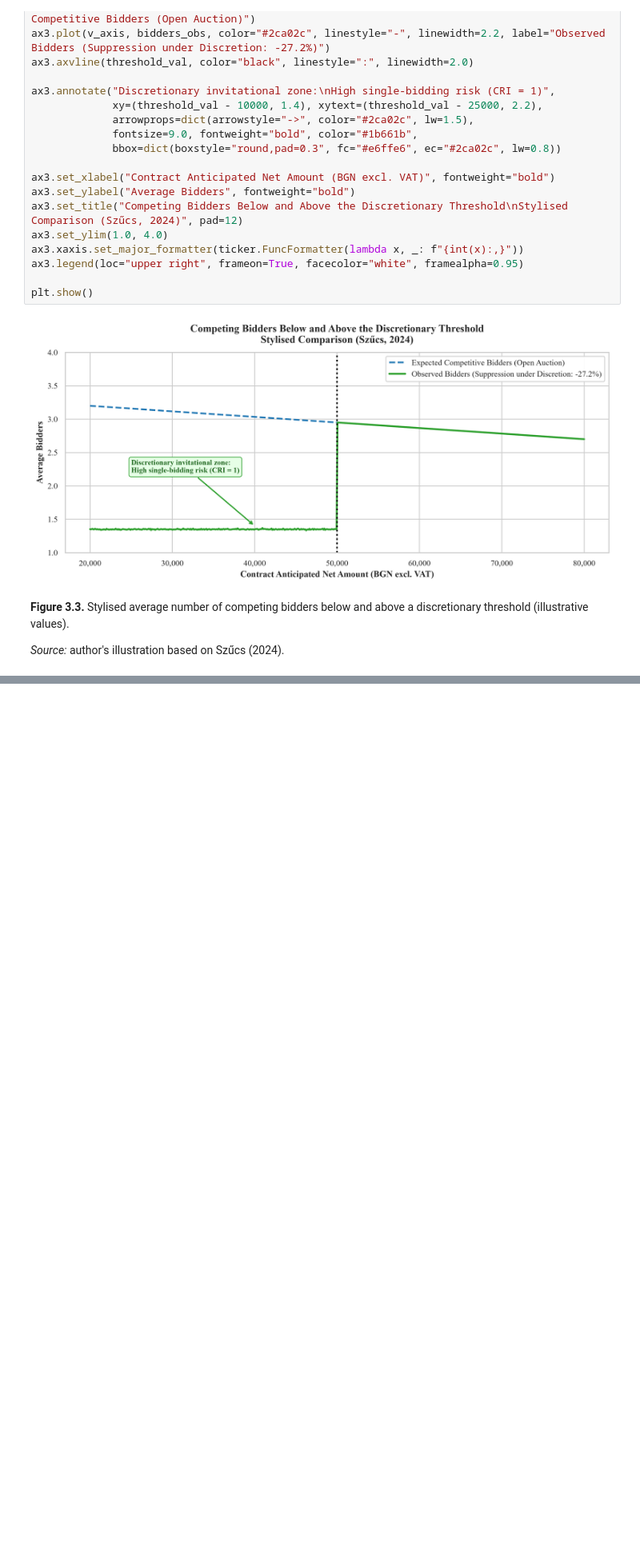
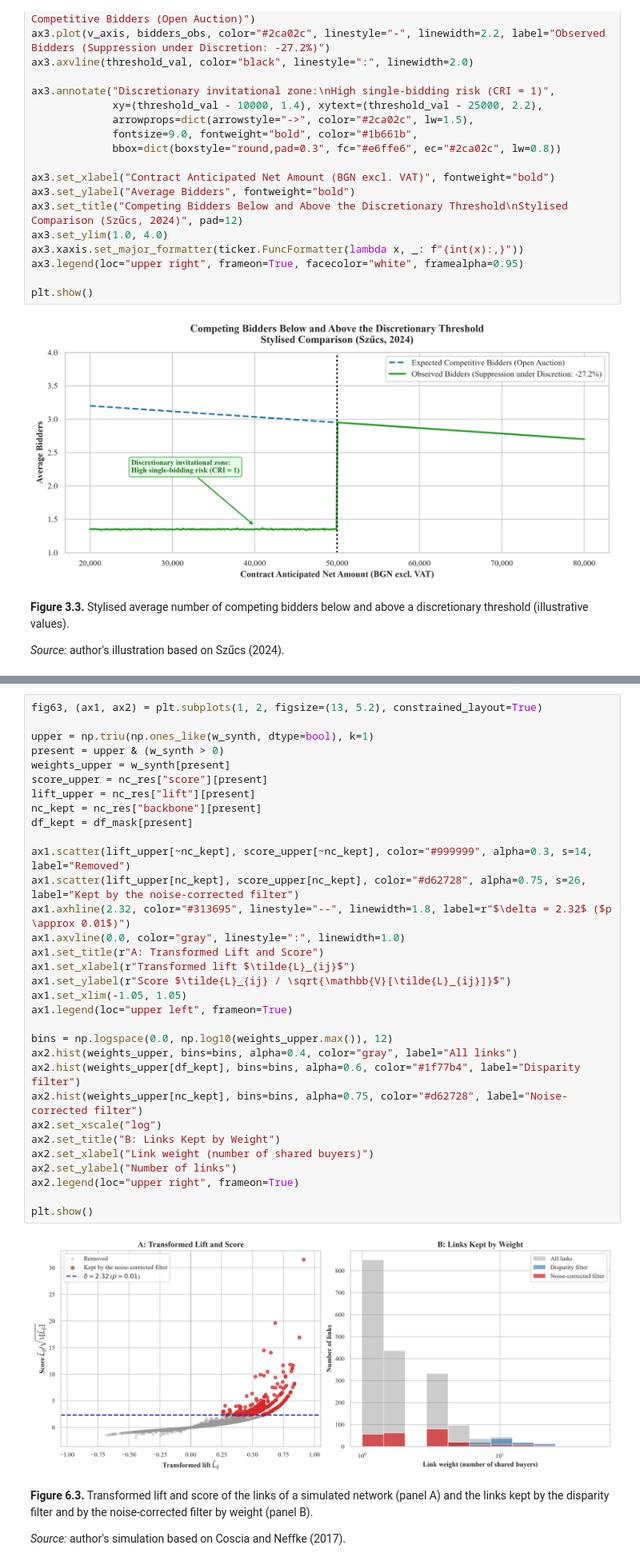
Before and after one commit to beluhov/stem-collusion-npvu, a Jupyter notebook: Final_Exam_Procurement_Collusion.ipynb, the cells around one changed output, grey strips where cells are left out. Shown at 80% size. Cells and saved outputs as stored; diff of their text form; blank space fills up the shorter version.

```diff
--- a/Final_Exam_Procurement_Collusion.ipynb
+++ b/Final_Exam_Procurement_Collusion.ipynb
@@ -433,0 +1029,38 @@ plt.show()
+# %%
+fig63, (ax1, ax2) = plt.subplots(1, 2, figsize=(13, 5.2), constrained_layout=True)
+
+upper = np.triu(np.ones_like(w_synth, dtype=bool), k=1)
+present = upper & (w_synth > 0)
+weights_upper = w_synth[present]
+score_upper = nc_res["score"][present]
+lift_upper = nc_res["lift"][present]
+nc_kept = nc_res["backbone"][present]
+df_kept = df_mask[present]
+
+ax1.scatter(lift_upper[~nc_kept], score_upper[~nc_kept], color="#999999", alpha=0.3, s=14, label="Removed")
+ax1.scatter(lift_upper[nc_kept], score_upper[nc_kept], color="#d62728", alpha=0.75, s=26, label="Kept by the noise-corrected filter")
+ax1.axhline(2.32, color="#313695", linestyle="--", linewidth=1.8, label=r"$\delta = 2.32$ ($p \approx 0.01$)")
+ax1.axvline(0.0, color="gray", linestyle=":", linewidth=1.0)
+ax1.set_title(r"A: Transformed Lift and Score")
+ax1.set_xlabel(r"Transformed lift $\tilde{L}_{ij}$")
+ax1.set_ylabel(r"Score $\tilde{L}_{ij} / \sqrt{\mathbb{V}[\tilde{L}_{ij}]}$")
+ax1.set_xlim(-1.05, 1.05)
+ax1.legend(loc="upper left", frameon=True)
+
+bins = np.logspace(0.0, np.log10(weights_upper.max()), 12)
+ax2.hist(weights_upper, bins=bins, alpha=0.4, color="gray", label="All links")
+ax2.hist(weights_upper[df_kept], bins=bins, alpha=0.6, color="#1f77b4", label="Disparity filter")
+ax2.hist(weights_upper[nc_kept], bins=bins, alpha=0.75, color="#d62728", label="Noise-corrected filter")
+ax2.set_xscale("log")
+ax2.set_title("B: Links Kept by Weight")
+ax2.set_xlabel("Link weight (number of shared buyers)")
+ax2.set_ylabel("Number of links")
+ax2.legend(loc="upper right", frameon=True)
+
+plt.show()
+# %% [output]
+[figure, added]
+# %% [markdown]
+**Figure 6.3.** Transformed lift and score of the links of a simulated network (panel A) and the links kept by the disparity filter and by the noise-corrected filter by weight (panel B).
+
+*Source:* author's simulation based on Coscia and Neffke (2017).
```
Also changed, not shown: parts of 37 cells of this notebook.
